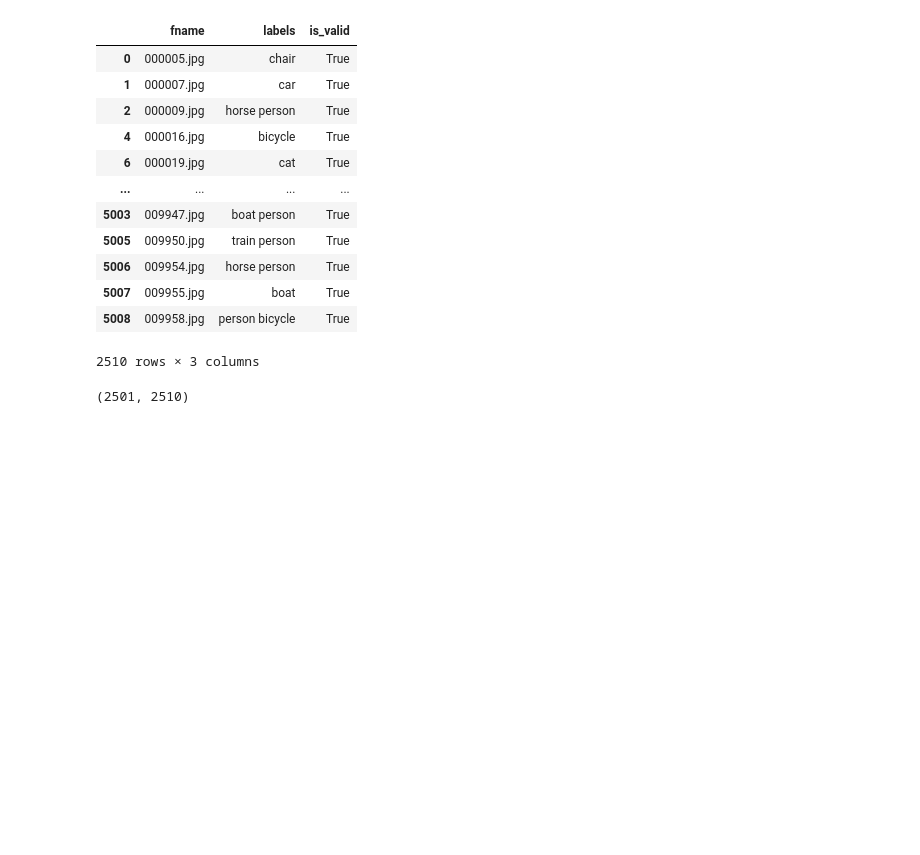
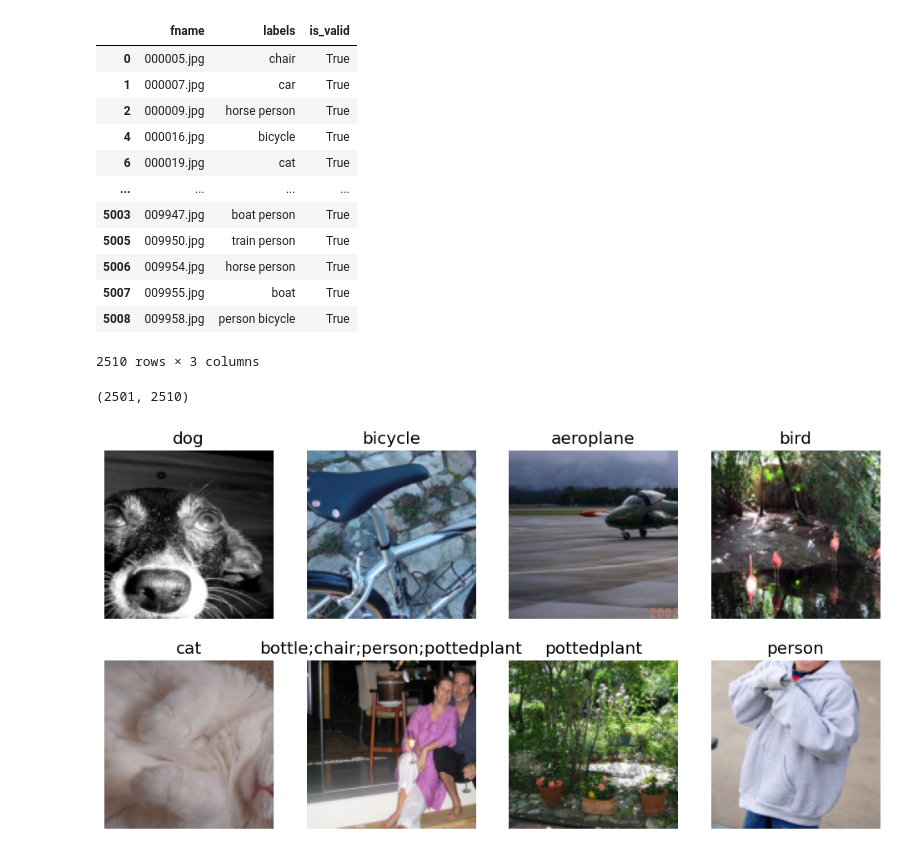
Before and after one commit to CodeWithOz/fastai-deep-learn-coders, a Jupyter notebook: ch-06-multicat.ipynb, the cells around one changed output. Drawn from its saved outputs; the diff is of its cells as text; code cells hidden in the pictures; blank space fills up the shorter version.

Commit message:
Kaggle Notebook | ch_06_multicat | Version 2

```diff
--- a/ch-06-multicat.ipynb
+++ b/ch-06-multicat.ipynb
@@ -251,3 +251,15 @@ dsets = dblock.datasets(df)
 len(dsets.train), len(dsets.valid)
 # %% [output]
 (2501, 2510)
+# %%
+dblock = DataBlock(
+    blocks=(ImageBlock, MultiCategoryBlock),
+    get_y=get_y,
+    get_x=get_x,
+    splitter=splitter,
+    item_tfms=RandomResizedCrop(128, min_scale=0.35)
+)
+dls = dblock.dataloaders(df)
+dls.show_batch(nrows=2, ncols=4)
+# %% [output]
+[figure, added]
```
Also changed, not shown: parts of 1 cell of this notebook.
